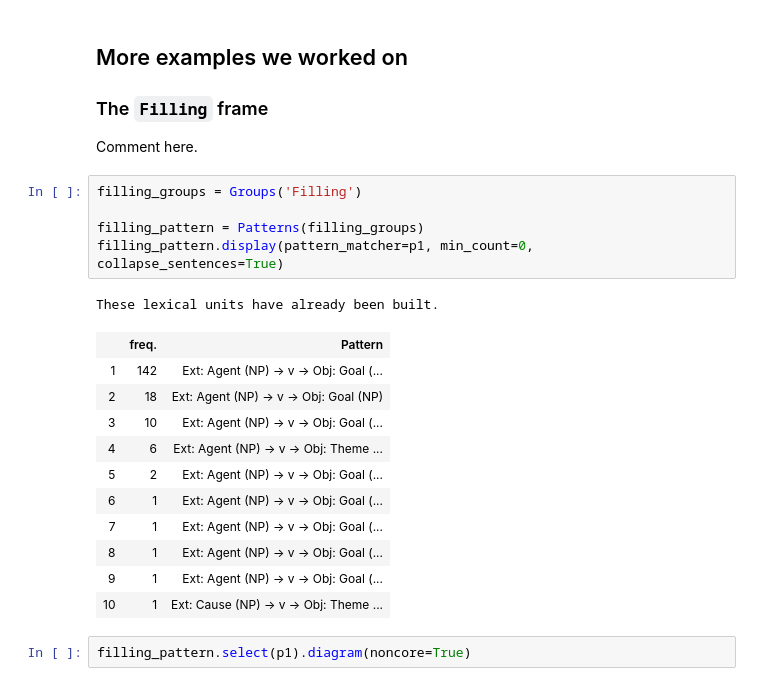
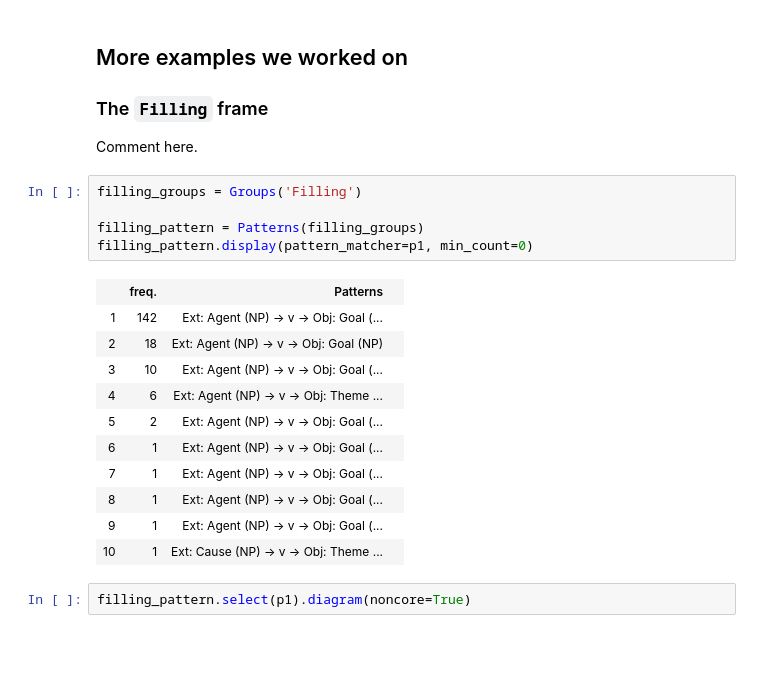
Before and after one commit to lucag/framenet, a Jupyter notebook: notebooks/Paper2.ipynb, the cells around one changed output. Drawn from its saved outputs; the diff is of its cells as text; blank space fills up the shorter version.

```diff
--- a/notebooks/Paper2.ipynb
+++ b/notebooks/Paper2.ipynb
@@ -116,21 +114,20 @@ Comment here.
 # %%
 filling_groups = Groups('Filling')
 
 filling_pattern = Patterns(filling_groups)
-filling_pattern.display(pattern_matcher=p1, min_count=0, collapse_sentences=True)
+filling_pattern.display(pattern_matcher=p1, min_count=0)
 # %% [output]
-These lexical units have already been built.
-|  | freq. | Pattern |
-| 1 | 142 | Ext: Agent (NP) → v → Obj: Goal (... |
-| 2 | 18 | Ext: Agent (NP) → v → Obj: Goal (NP) |
-| 3 | 10 | Ext: Agent (NP) → v → Obj: Goal (... |
-| 4 | 6 | Ext: Agent (NP) → v → Obj: Theme ... |
-| 5 | 2 | Ext: Agent (NP) → v → Obj: Goal (... |
-| 6 | 1 | Ext: Agent (NP) → v → Obj: Goal (... |
-| 7 | 1 | Ext: Agent (NP) → v → Obj: Goal (... |
-| 8 | 1 | Ext: Agent (NP) → v → Obj: Goal (... |
-| 9 | 1 | Ext: Agent (NP) → v → Obj: Goal (... |
-| 10 | 1 | Ext: Cause (NP) → v → Obj: Theme ... |
+|  | freq. | Patterns |  |
+| 1 | 142 | Ext: Agent (NP) → v → Obj: Goal (... |  |
+| 2 | 18 | Ext: Agent (NP) → v → Obj: Goal (NP) |  |
+| 3 | 10 | Ext: Agent (NP) → v → Obj: Goal (... |  |
+| 4 | 6 | Ext: Agent (NP) → v → Obj: Theme ... |  |
+| 5 | 2 | Ext: Agent (NP) → v → Obj: Goal (... |  |
+| 6 | 1 | Ext: Agent (NP) → v → Obj: Goal (... |  |
+| 7 | 1 | Ext: Agent (NP) → v → Obj: Goal (... |  |
+| 8 | 1 | Ext: Agent (NP) → v → Obj: Goal (... |  |
+| 9 | 1 | Ext: Agent (NP) → v → Obj: Goal (... |  |
+| 10 | 1 | Ext: Cause (NP) → v → Obj: Theme ... |  |
 # %%
 filling_pattern.select(p1).diagram(noncore=True)
 # %% [output]
```
Also changed, not shown: parts of 4 cells of this notebook, 5 other files.
